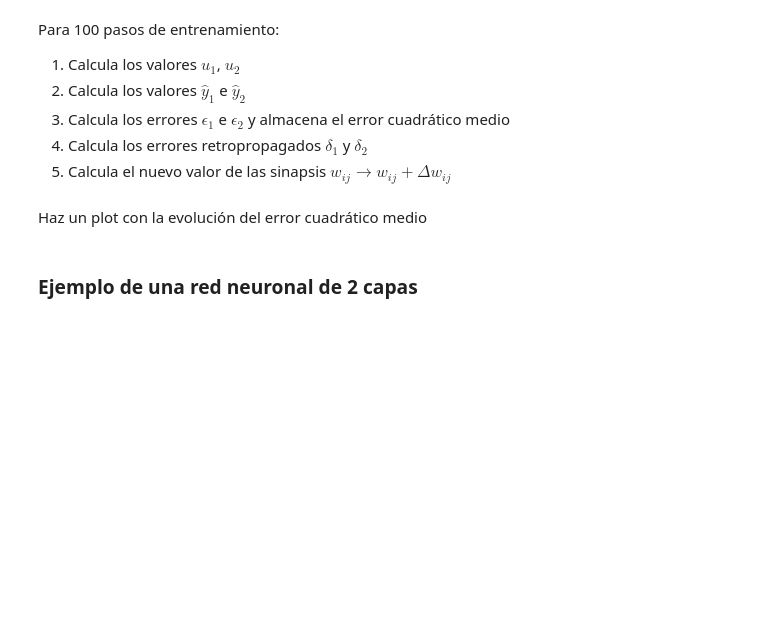
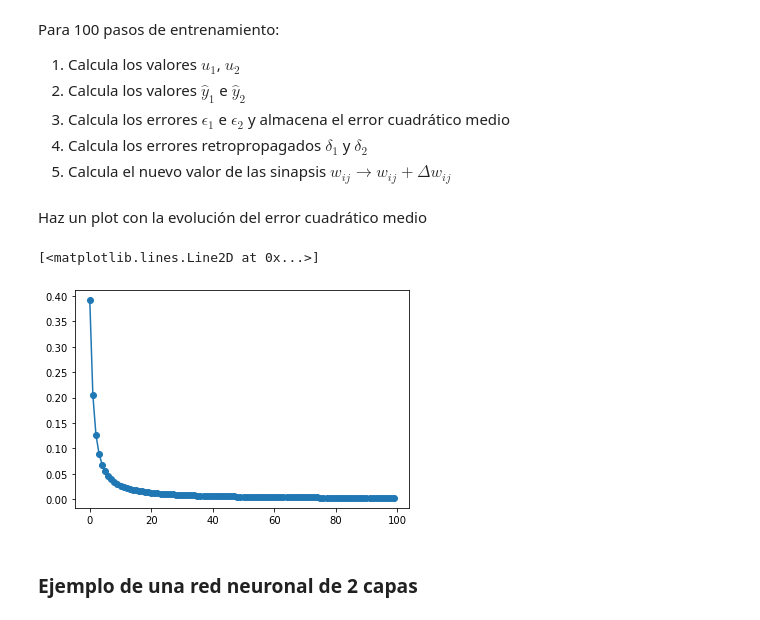
Before and after one commit to rafazamb/DS_PT_ENE21, a Jupyter notebook: 2-Machine_Learning/2.3_Redes_Neuronales/1 - Redes Neuronales.ipynb, the cells around one changed output. Drawn from its saved outputs; the diff is of its cells as text; code cells hidden in the pictures; blank space fills up the shorter version.

```diff
--- a/2-Machine_Learning/2.3_Redes_Neuronales/1 - Redes Neuronales.ipynb
+++ b/2-Machine_Learning/2.3_Redes_Neuronales/1 - Redes Neuronales.ipynb
@@ -11,6 +11,23 @@ import math
 import matplotlib.pyplot as plt
 # %% [markdown]
 Inicializa las entradas, el learning rate y los valores de las sinapsis
+# %%
+x0=1
+x1=0.1
+x2=0.7
+
+y1=0.2
+y2=1
+
+w10=0.1
+w11=-0.2
+w12=0.3
+
+w20=0.5
+w21=0.4
+w22=-0.6
+
+alpha = 0.1
 # %% [markdown]
 Para 100 pasos de entrenamiento:
 
@@ -19,8 +36,37 @@ Para 100 pasos de entrenamiento:
 3) Calcula los errores $\epsilon_1$ e $\epsilon_2$  y almacena el error cuadrático medio
 4) Calcula los errores retropropagados $\delta_1$ y $\delta_2$
 5) Calcula el nuevo valor de las sinapsis $w_{ij} \rightarrow w_{ij}+\Delta w_{ij}$
+# %%
+ecm = []
+for k in range(100):
+    u1 = w10 + w11*x1 + w12*x2
+    u2 = w20 + w21*x1 + w22*x2
+
+    yt1 = u1
+    yt2 = math.tanh(u2)
+
+    epsilon1 = y1 - yt1
+    epsilon2 = y2 - yt2
+
+    error = np.mean([epsilon1**2,epsilon2**2])
+    ecm.append(error)
+
+    delta1 = epsilon1
+    delta2 = epsilon2 * (1-yt2**2)
+
+    w10 = w10 + 2*alpha * x0 * delta1
+    w11 = w11 + 2*alpha * x1 * delta1
+    w12 = w12 + 2*alpha * x2 * delta1
+    w20 = w20 + 2*alpha * x0 * delta2
+    w21 = w21 + 2*alpha * x1 * delta2
+    w22 = w22 + 2*alpha * x2 * delta2
 # %% [markdown]
 Haz un plot con la evolución del error cuadrático medio
+# %%
+plt.plot(ecm,'-o')
+# %% [output]
+[<matplotlib.lines.Line2D at 0x...>]
+[figure, added]
 # %% [markdown]
 ### Ejemplo de una red neuronal de 2 capas
 # %% [markdown]
```
Also changed, not shown: parts of 17 cells of this notebook.
